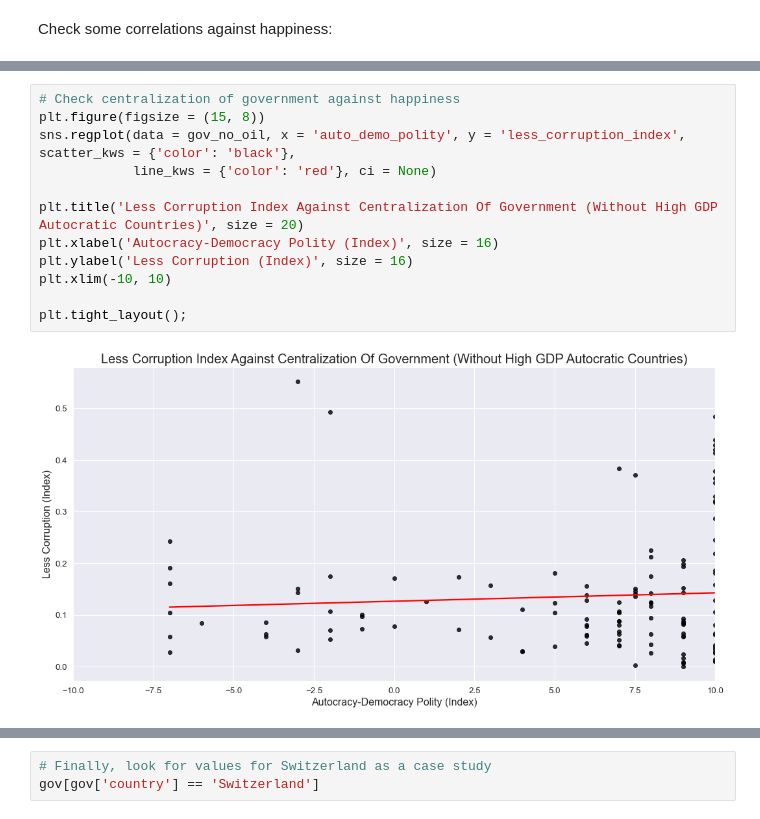
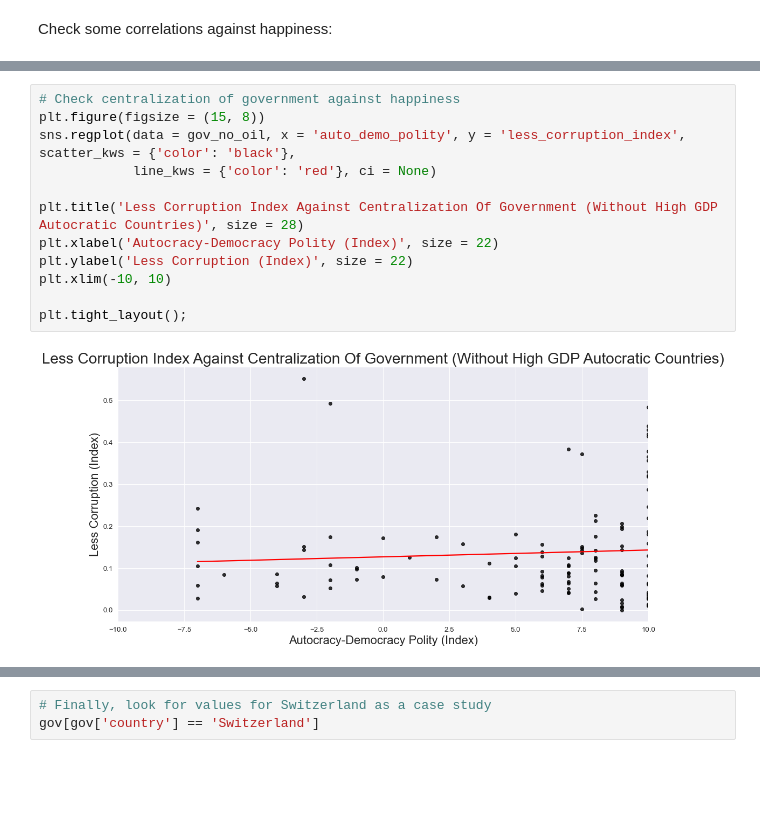
Before and after one commit to iraseidman/On-The-Corruption-Of-Power, a Jupyter notebook: 02_eda.ipynb, the cells around one changed output, grey strips where cells are left out. Cells and saved outputs as stored; diff of their text form; blank space fills up the shorter version.

```diff
--- a/02_eda.ipynb
+++ b/02_eda.ipynb
@@ -340,17 +338,17 @@ gov_no_oil.head()
 # %%
 # Check centralization of government against happiness
 plt.figure(figsize = (15, 8))
 sns.regplot(data = gov_no_oil, x = 'auto_demo_polity', y = 'less_corruption_index', scatter_kws = {'color': 'black'},
             line_kws = {'color': 'red'}, ci = None)
 
-plt.title('Less Corruption Index Against Centralization Of Government (Without High GDP Autocratic Countries)', size = 20)
-plt.xlabel('Autocracy-Democracy Polity (Index)', size = 16)
-plt.ylabel('Less Corruption (Index)', size = 16)
+plt.title('Less Corruption Index Against Centralization Of Government (Without High GDP Autocratic Countries)', size = 28)
+plt.xlabel('Autocracy-Democracy Polity (Index)', size = 22)
+plt.ylabel('Less Corruption (Index)', size = 22)
 plt.xlim(-10, 10)
 
 plt.tight_layout();
 # %% [output]
-[figure, old version]
+[figure, new version]
 # %%
 plt.figure(figsize = (3, 15))
 ax = plt.axes()
```
Also changed, not shown: parts of 25 cells of this notebook, 3 other files.
